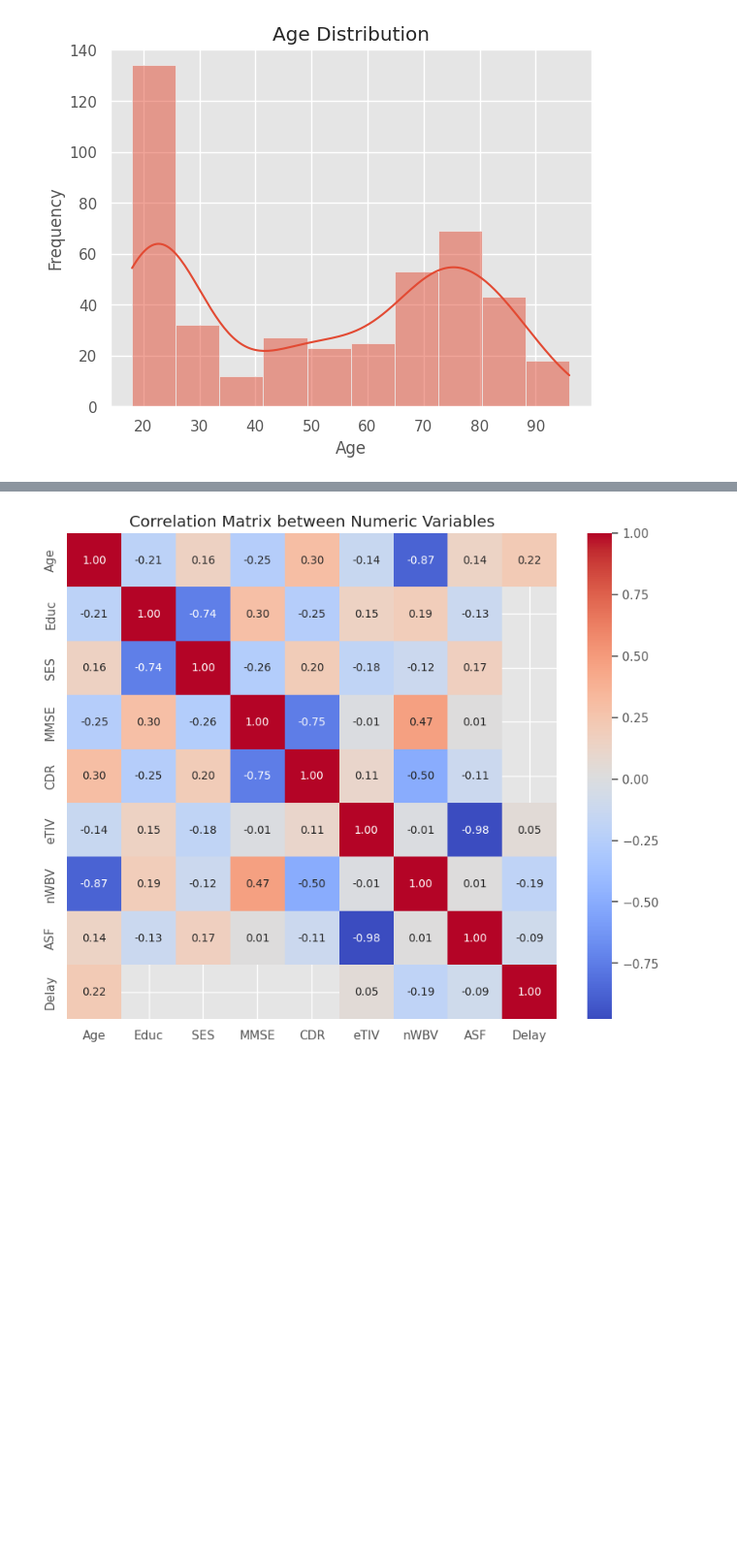
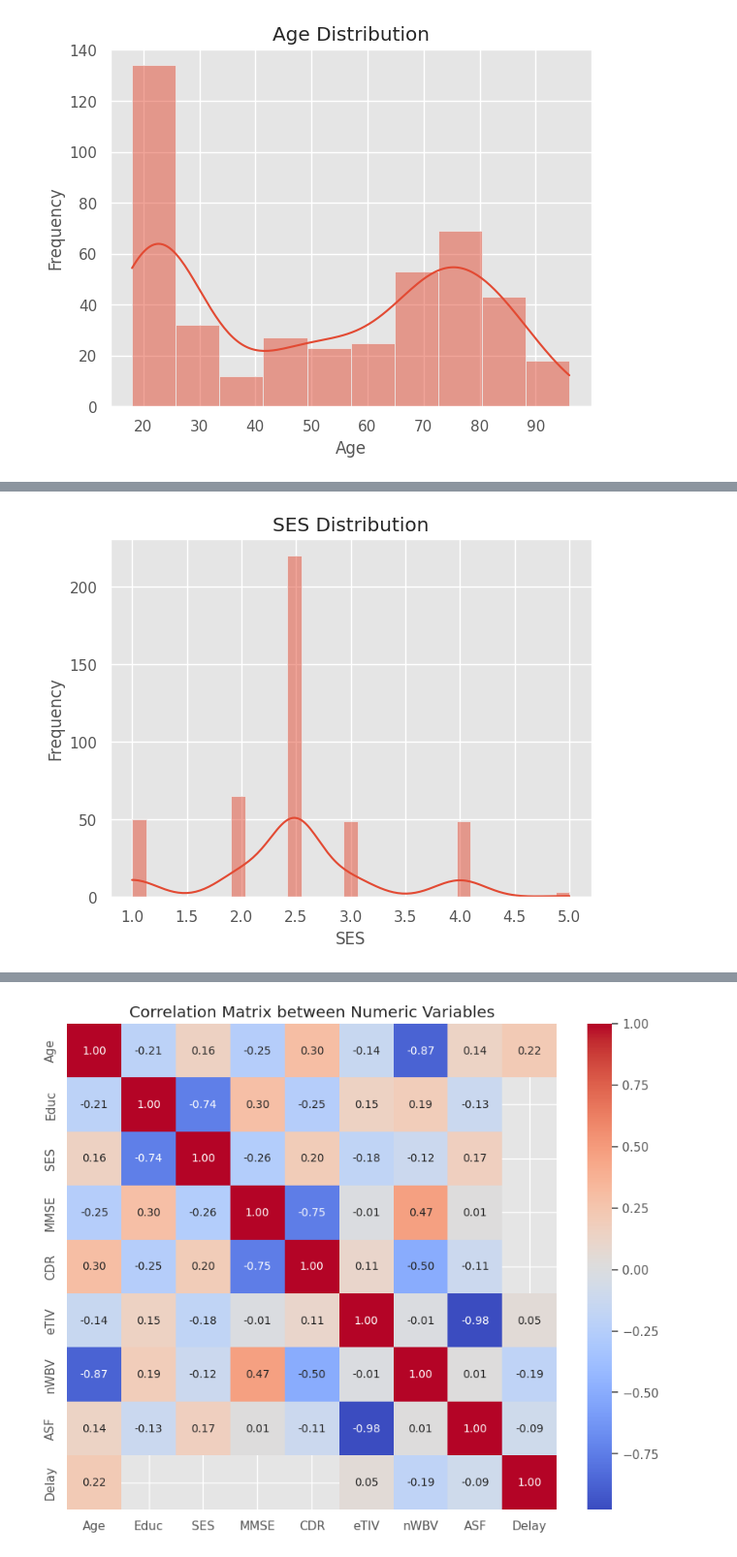
Before and after one commit to diegoperac/alzheimers_disease, a Jupyter notebook: MRI_and_Alzheimers.ipynb, the cells around one changed output, grey strips where cells are left out. Shown at 97% size. Saved outputs shown, nothing was run; the diff lists cells and outputs as text; code cells hidden in the pictures; blank space fills up the shorter version.

```diff
--- a/MRI_and_Alzheimers.ipynb
+++ b/MRI_and_Alzheimers.ipynb
@@ -136,0 +157,10 @@ plt.show()
+# %%
+# Visualization of 'SES' distribution
+
+sns.histplot(data['SES'], kde=True)
+plt.title('SES Distribution')
+plt.xlabel('SES')
+plt.ylabel('Frequency')
+plt.show()
+# %% [output]
+[figure, added]
```
Also changed, not shown: parts of 8 cells of this notebook.
